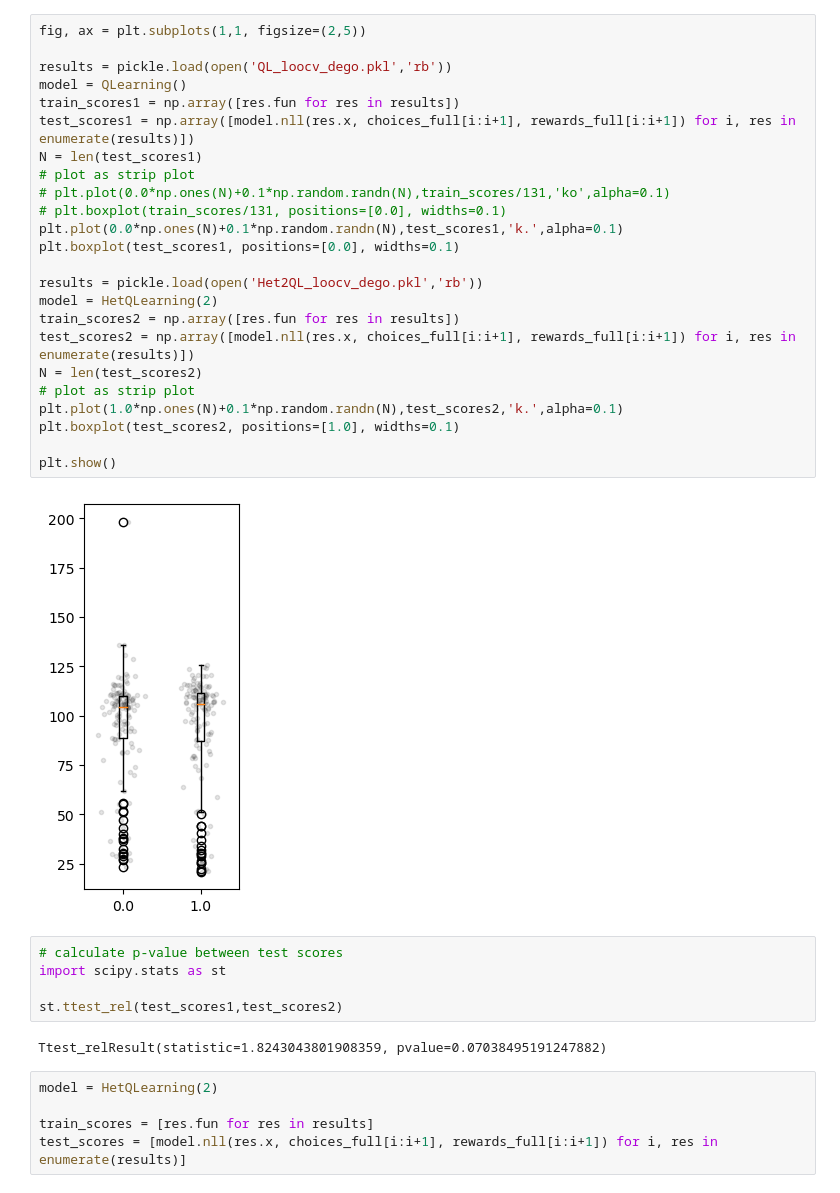
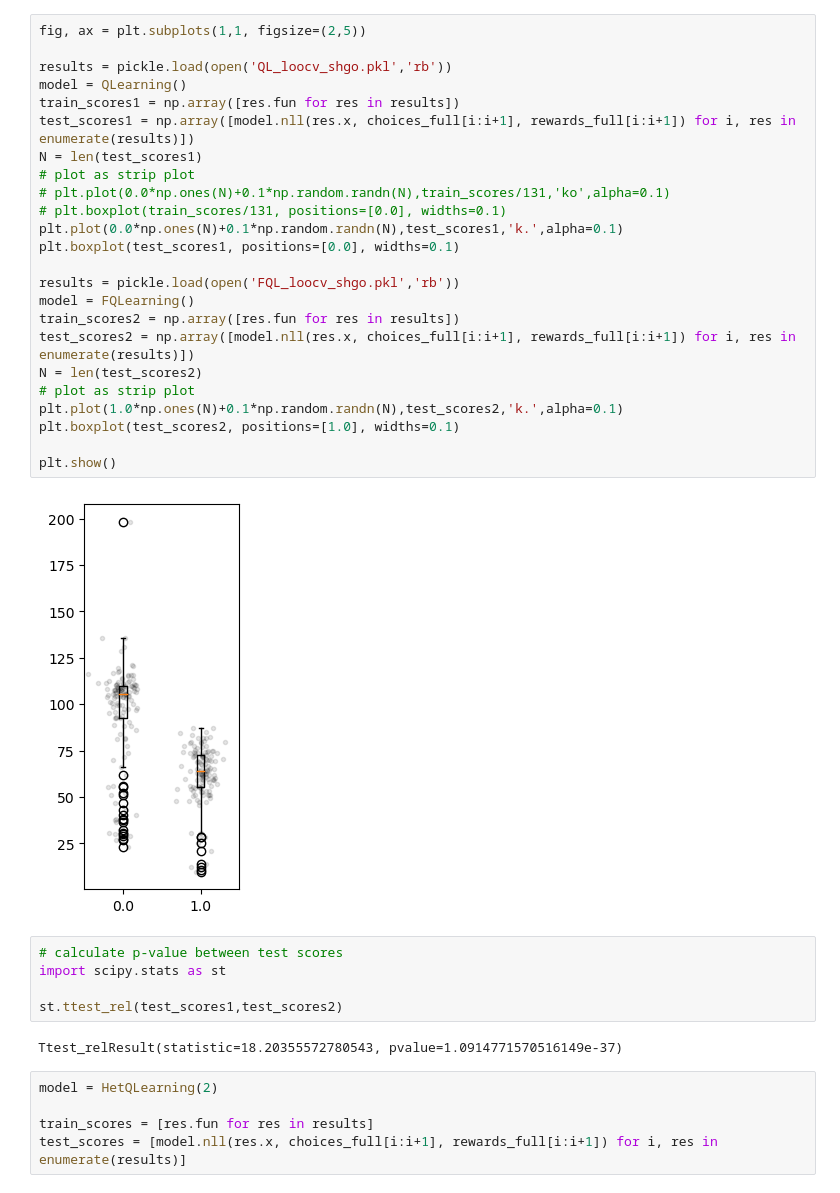
Before and after one commit to neurorishika/pyGORL, a Jupyter notebook: q_learning_global.ipynb, the cells around one changed output. Drawn from its saved outputs; the diff is of its cells as text.

```diff
--- a/q_learning_global.ipynb
+++ b/q_learning_global.ipynb
@@ -18,36 +18,36 @@ rewards_full = np.loadtxt('full_reward_set.csv', delimiter=',')
 # %%
 fig, ax = plt.subplots(1,1, figsize=(2,5))
 
-results = pickle.load(open('QL_loocv_dego.pkl','rb'))
+results = pickle.load(open('QL_loocv_shgo.pkl','rb'))
 model = QLearning()
 train_scores1 = np.array([res.fun for res in results])
 test_scores1 = np.array([model.nll(res.x, choices_full[i:i+1], rewards_full[i:i+1]) for i, res in enumerate(results)])
 N = len(test_scores1)
 # plot as strip plot
 # plt.plot(0.0*np.ones(N)+0.1*np.random.randn(N),train_scores/131,'ko',alpha=0.1)
 # plt.boxplot(train_scores/131, positions=[0.0], widths=0.1)
 plt.plot(0.0*np.ones(N)+0.1*np.random.randn(N),test_scores1,'k.',alpha=0.1)
 plt.boxplot(test_scores1, positions=[0.0], widths=0.1)
 
-results = pickle.load(open('Het2QL_loocv_dego.pkl','rb'))
-model = HetQLearning(2)
+results = pickle.load(open('FQL_loocv_shgo.pkl','rb'))
+model = FQLearning()
 train_scores2 = np.array([res.fun for res in results])
 test_scores2 = np.array([model.nll(res.x, choices_full[i:i+1], rewards_full[i:i+1]) for i, res in enumerate(results)])
 N = len(test_scores2)
 # plot as strip plot
 plt.plot(1.0*np.ones(N)+0.1*np.random.randn(N),test_scores2,'k.',alpha=0.1)
 plt.boxplot(test_scores2, positions=[1.0], widths=0.1)
 
 plt.show()
 # %% [output]
-[figure, old version]
+[figure, new version]
 # %%
 # calculate p-value between test scores
 import scipy.stats as st
 
 st.ttest_rel(test_scores1,test_scores2)
 # %% [output]
-Ttest_relResult(statistic=1.8243043801908359, pvalue=0.07038495191247882)
+Ttest_relResult(statistic=18.20355572780543, pvalue=1.0914771570516149e-37)
 # %%
 model = HetQLearning(2)
 
```
Also changed, not shown: parts of 1 cell of this notebook, 1 other file.
